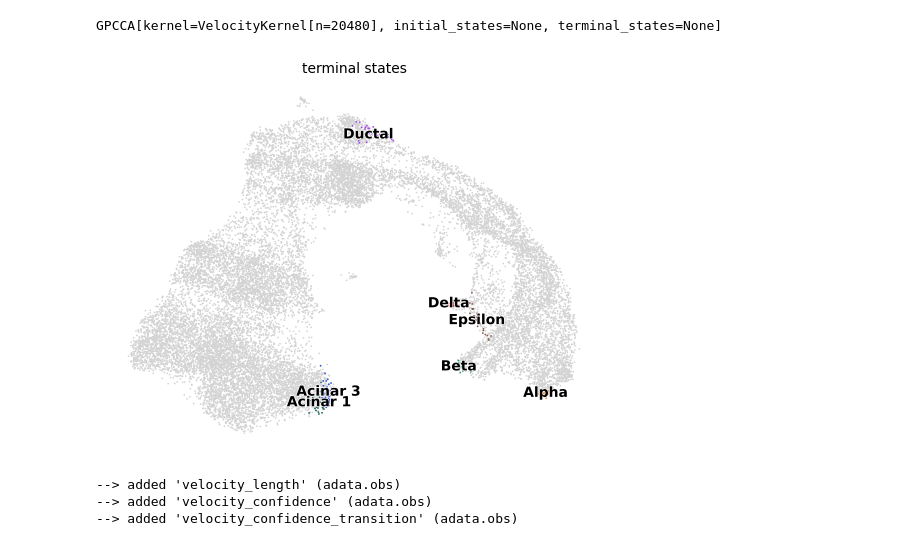
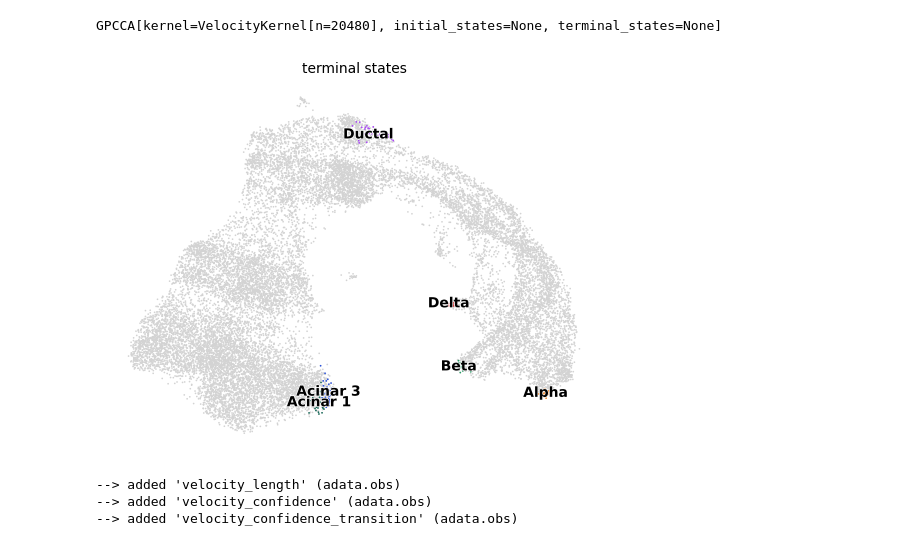
Before and after one commit to theislab/FlatVI, a Jupyter notebook: notebooks/analysis_of_trajectory_results/pancreas/biological_analysis_latent_space_30.ipynb, the cells around one changed output. Saved outputs shown, nothing was run; the diff lists cells and outputs as text; code cells hidden in the pictures.

```diff
--- a/notebooks/analysis_of_trajectory_results/pancreas/biological_analysis_latent_space_30.ipynb
+++ b/notebooks/analysis_of_trajectory_results/pancreas/biological_analysis_latent_space_30.ipynb
@@ -205,10 +192,10 @@ g_vae.fit(n_states=10, cluster_key="celltype")
 WARNING: The following terminal states have different number of cells than requested (30): {'Acinar_1': 23}
 GPCCA[kernel=VelocityKernel[n=20480], initial_states=None, terminal_states=None]
 # %%
-g_vae.predict_terminal_states(method="top_n", n_states=7)
+g_vae.predict_terminal_states(method="top_n", n_states=6)
 g_vae.plot_macrostates(which="terminal")
 # %% [output]
-[figure, old version]
+[figure, new version]
 # %%
 adata_latent_vae.layers["Ms"] = adata_latent_vae.layers["X_latents"].copy()
 scv.tl.velocity_confidence(adata_latent_vae)
```
Also changed, not shown: parts of 13 cells of this notebook, 1 other file.
